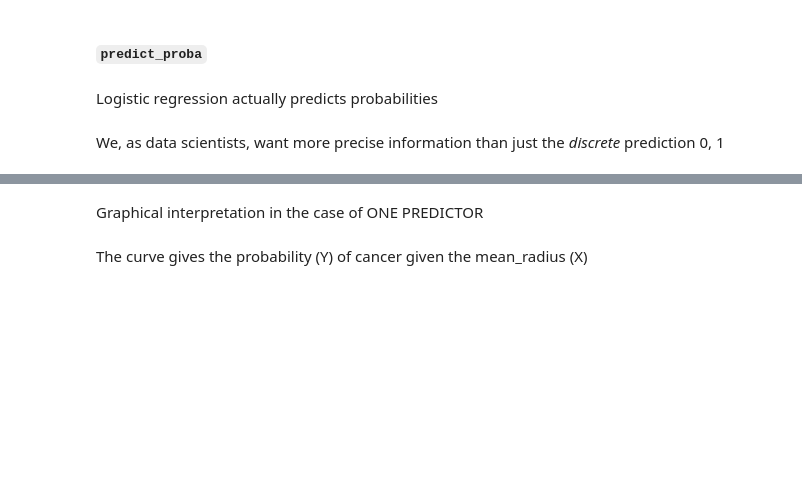
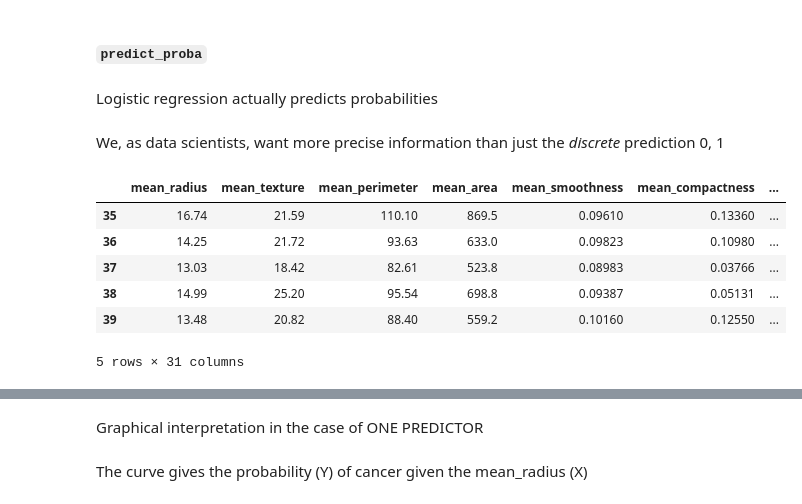
Before and after one commit to Ironhack-Data-Madrid-Mayo-2021/Classroom-Materials, a Jupyter notebook: week_07/03-classification.ipynb, the cells around one changed output, grey strips where cells are left out. Drawn from its saved outputs; the diff is of its cells as text; code cells hidden in the pictures; blank space fills up the shorter version.

```diff
--- a/week_07/03-classification.ipynb
+++ b/week_07/03-classification.ipynb
@@ -211,3 +309,13 @@ df.shape
+# %%
+df.iloc[35:40]
+# %% [output]
+|  | mean_radius | mean_texture | mean_perimeter | mean_area | mean_smoothness | mean_compactness | ... |
+| 35 | 16.74 | 21.59 | 110.10 | 869.5 | 0.09610 | 0.13360 | ... |
+| 36 | 14.25 | 21.72 | 93.63 | 633.0 | 0.09823 | 0.10980 | ... |
+| 37 | 13.03 | 18.42 | 82.61 | 523.8 | 0.08983 | 0.03766 | ... |
+| 38 | 14.99 | 25.20 | 95.54 | 698.8 | 0.09387 | 0.05131 | ... |
+| 39 | 13.48 | 20.82 | 88.40 | 559.2 | 0.10160 | 0.12550 | ... |
+5 rows × 31 columns
 # %%
 # lets see what our model predicts for 5 patients
 log.predict(X)[35:40]
```
Also changed, not shown: parts of 67 cells of this notebook, 1 other file.
